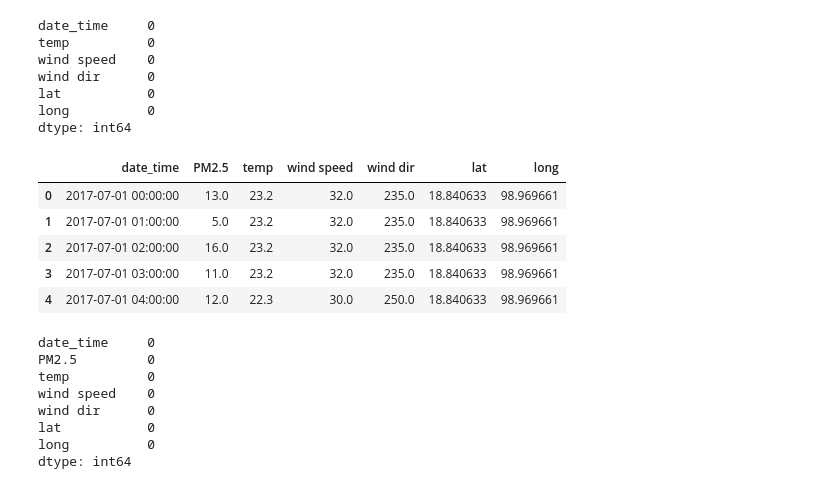
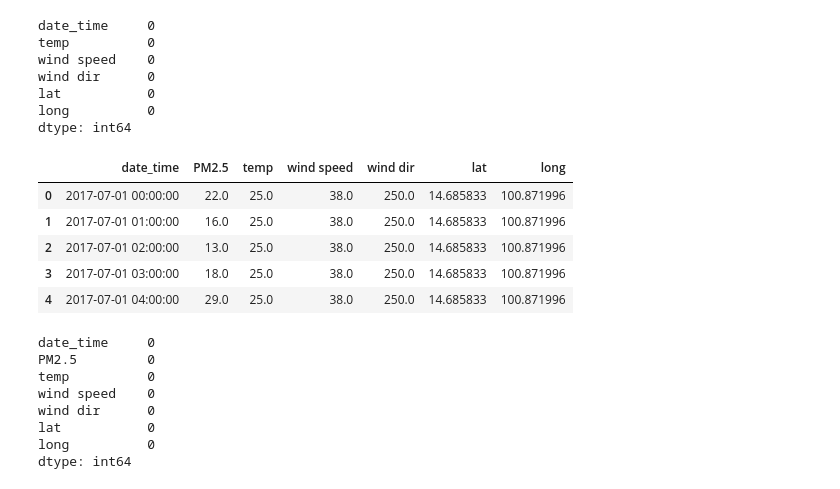
Before and after one commit to NKIKK/ProjectPM2-5_aGroup, a Jupyter notebook: model.ipynb, the cells around one changed output. Saved outputs shown, nothing was run; the diff lists cells and outputs as text; code cells hidden in the pictures.

```diff
--- a/model.ipynb
+++ b/model.ipynb
@@ -209,19 +262,19 @@ lat           0
 long          0
 dtype: int64
 # %%
-df_train = pd.read_csv('Chiangmai/train/chiangmai_train_format.csv')
+df_train = pd.read_csv(province+'/train/'+province.lower()+'_train_format.csv')
 # df_train = pd.read_csv('BKK/train/bkk_train_format.csv')
 df_train['date_time'] = pd.to_datetime(df_train['date_time'])
 df_train.dropna(axis=1,inplace=True)
 
 df_train.head()
 # %% [output]
 |  | date_time | PM2.5 | temp | wind speed | wind dir | lat | long |
-| 0 | 2017-07-01 00:00:00 | 13.0 | 23.2 | 32.0 | 235.0 | 18.840633 | 98.969661 |
-| 1 | 2017-07-01 01:00:00 | 5.0 | 23.2 | 32.0 | 235.0 | 18.840633 | 98.969661 |
-| 2 | 2017-07-01 02:00:00 | 16.0 | 23.2 | 32.0 | 235.0 | 18.840633 | 98.969661 |
-| 3 | 2017-07-01 03:00:00 | 11.0 | 23.2 | 32.0 | 235.0 | 18.840633 | 98.969661 |
-| 4 | 2017-07-01 04:00:00 | 12.0 | 22.3 | 30.0 | 250.0 | 18.840633 | 98.969661 |
+| 0 | 2017-07-01 00:00:00 | 22.0 | 25.0 | 38.0 | 250.0 | 14.685833 | 100.871996 |
+| 1 | 2017-07-01 01:00:00 | 16.0 | 25.0 | 38.0 | 250.0 | 14.685833 | 100.871996 |
+| 2 | 2017-07-01 02:00:00 | 13.0 | 25.0 | 38.0 | 250.0 | 14.685833 | 100.871996 |
+| 3 | 2017-07-01 03:00:00 | 18.0 | 25.0 | 38.0 | 250.0 | 14.685833 | 100.871996 |
+| 4 | 2017-07-01 04:00:00 | 29.0 | 25.0 | 38.0 | 250.0 | 14.685833 | 100.871996 |
 # %%
 df_train.isna().sum()
 # %% [output]
```
Also changed, not shown: parts of 5 cells of this notebook, 1 other file.
